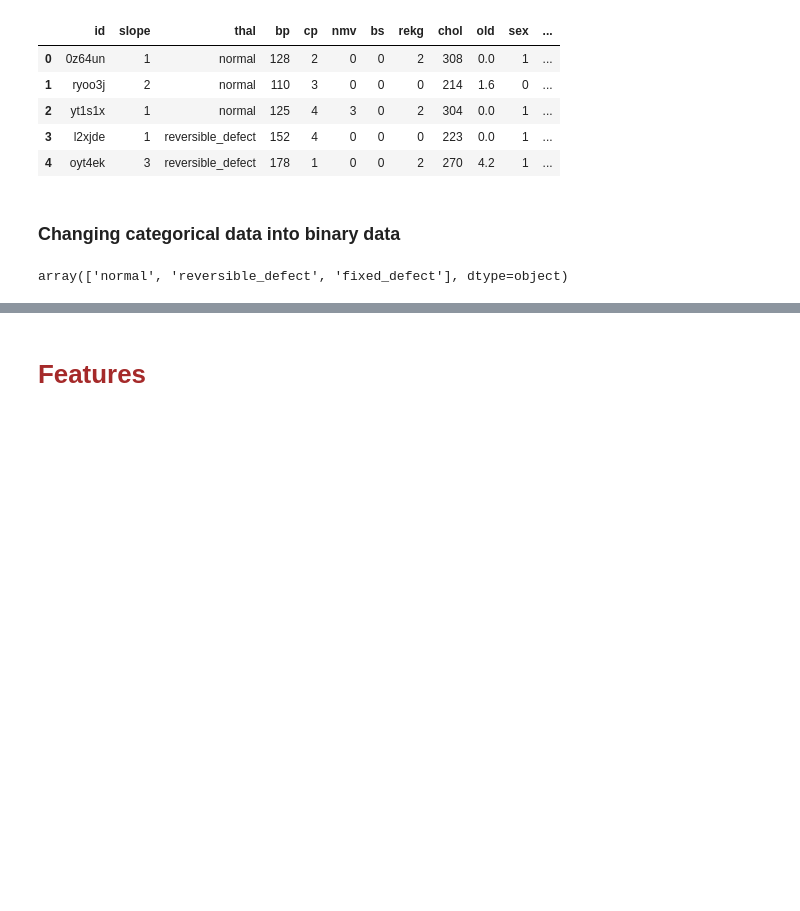
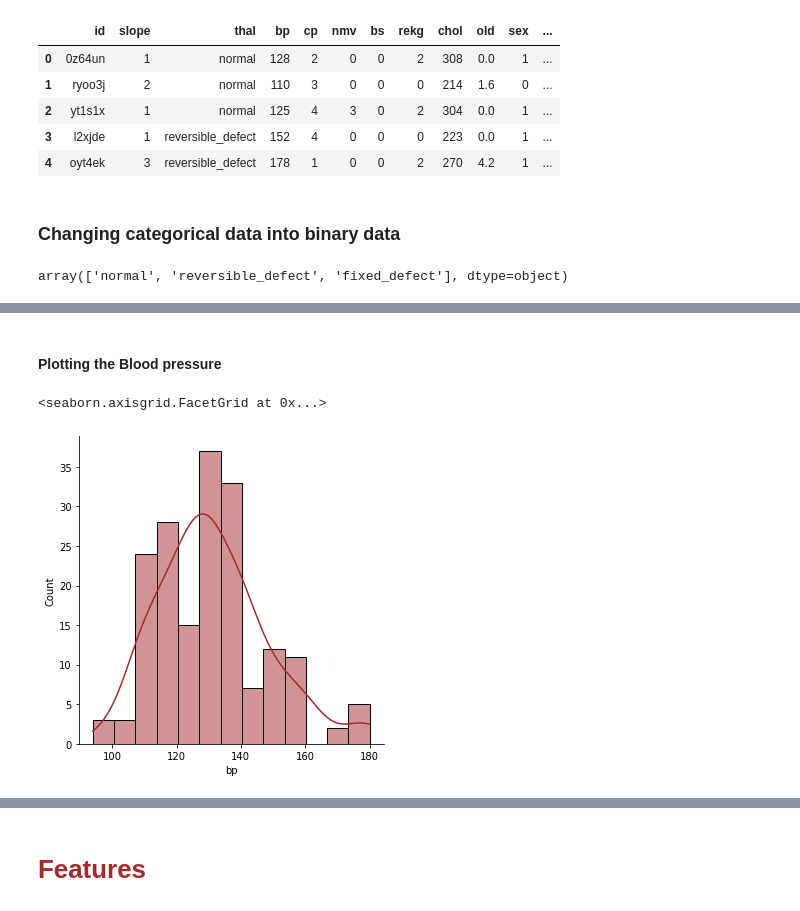
Before and after one commit to Radbanks/Heart-Disease-Prediction, a Jupyter notebook: Heart Disease Prediction.ipynb, the cells around one changed output, grey strips where cells are left out. Cells and saved outputs as stored; diff of their text form; code cells hidden in the pictures; blank space fills up the shorter version.

```diff
--- a/Heart Disease Prediction.ipynb
+++ b/Heart Disease Prediction.ipynb
@@ -159,0 +219,7 @@ df
+# %% [markdown]
+#### Plotting the Blood pressure
+# %%
+sns.displot(df.bp.dropna(axis=0),color='brown', kde=True )
+# %% [output]
+<seaborn.axisgrid.FacetGrid at 0x...>
+[figure, added]
```
Also changed, not shown: parts of 29 cells of this notebook.
